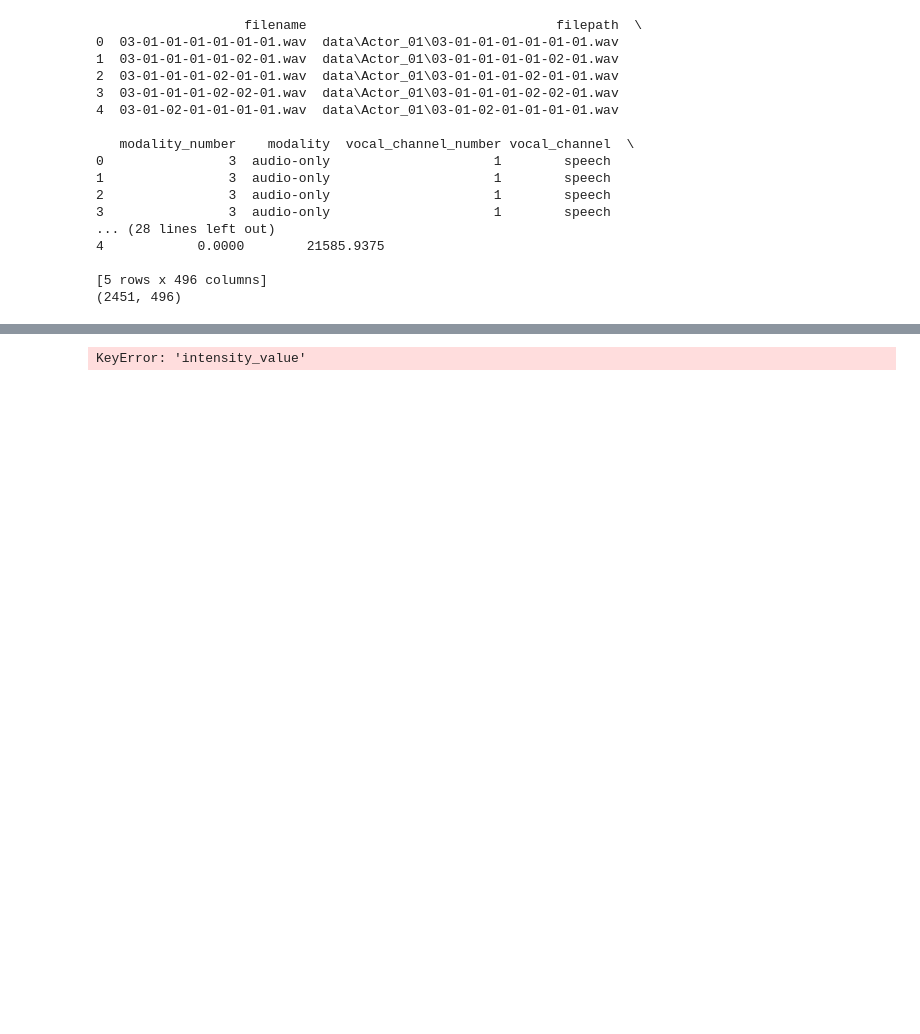
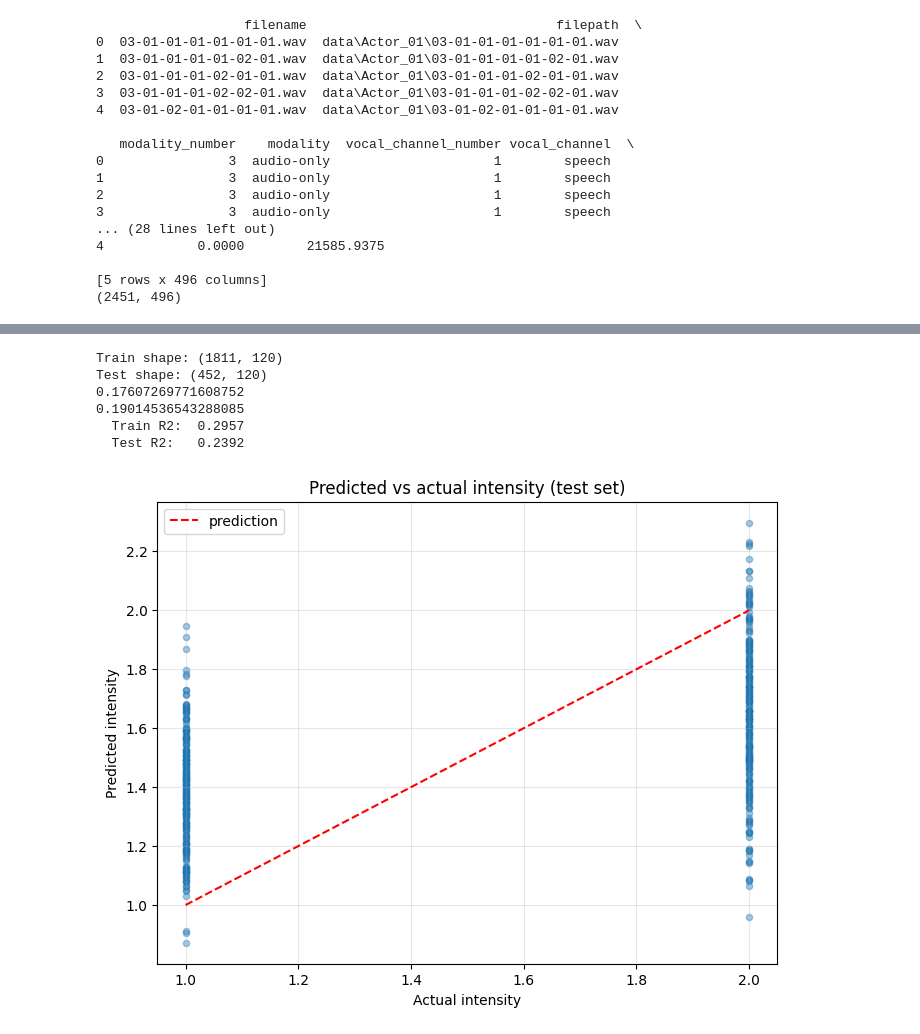
Before and after one commit to BradMartinMiami/SchoolProjectCSE432, a Jupyter notebook: SER_Project/notebooks/Linear Regression.ipynb, the cells around one changed output, grey strips where cells are left out. Drawn from its saved outputs; the diff is of its cells as text; code cells hidden in the pictures; blank space fills up the shorter version.

```diff
--- a/SER_Project/notebooks/Linear Regression.ipynb
+++ b/SER_Project/notebooks/Linear Regression.ipynb
@@ -44,10 +50,17 @@ print(features.shape)
 from minilearn.preprocessing.test_train_splitfunc import train_test_split
 from minilearn.preprocessing.Scaler import StandardScaler
 
-X = features.loc[:, "mfcc_1_mean":]
-y = features["intensity_number"]
+no_nuetral_df = features.drop(features[features["emotion"] == "neutral"].index).copy()
 
-X_train, X_test, y_train, y_test = train_test_split(X, y, test_size=0.2, random_state=20, shuffle=True )
+complete_df = no_nuetral_df.copy()
+
+only_mean_features = [k for k in complete_df.columns
+                    if k.endswith("_mean")]
+
+X = complete_df[only_mean_features]
+y = complete_df["intensity_number"]
+
+X_train, X_test, y_train, y_test = train_test_split(X, y, test_size=0.2, random_state=20, shuffle=True)
 
 scaler = StandardScaler()
 
@@ -67,5 +80,24 @@ y_pred_test = model.predict(X_test_scaled)
 
 print(mean_squared_error(y_train, y_pred_train))
 print(mean_squared_error(y_test, y_pred_test))
+print(f"  Train R2:  {r2_score(y_train, y_pred_train):.4f}")
+print(f"  Test R2:   {r2_score(y_test, y_pred_test):.4f}")
 # %% [output]
-KeyError: 'intensity_value'
+Train shape: (1811, 120)
+Test shape: (452, 120)
+0.17607269771608752
+0.19014536543288085
+  Train R2:  0.2957
+  Test R2:   0.2392
+# %%
+plt.figure(figsize=(8, 6))
+plt.scatter(y_test, y_pred_test, alpha=0.4, s=20)
+plt.plot([1, 2], [1, 2], "r--", label="prediction")
+plt.xlabel("Actual intensity")
+plt.ylabel("Predicted intensity")
+plt.title("Predicted vs actual intensity (test set)")
+plt.legend()
+plt.grid(alpha=0.3)
+plt.show()
+# %% [output]
+[figure, added]
```
Also changed, not shown: parts of 1 cell of this notebook.
